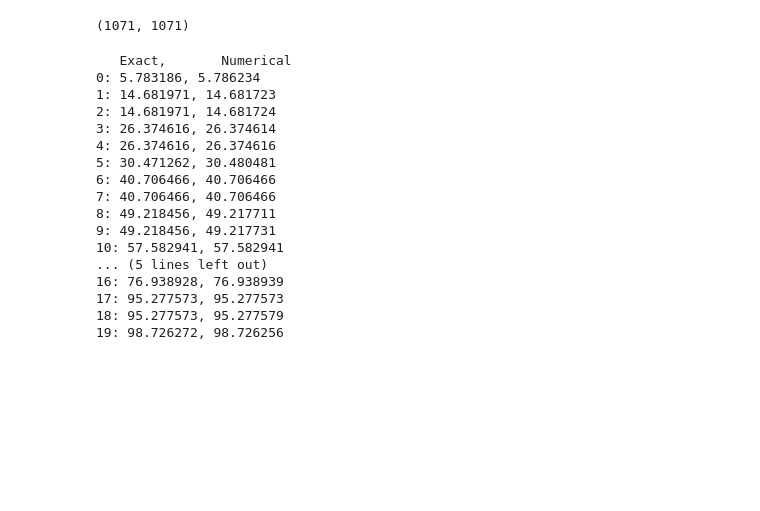
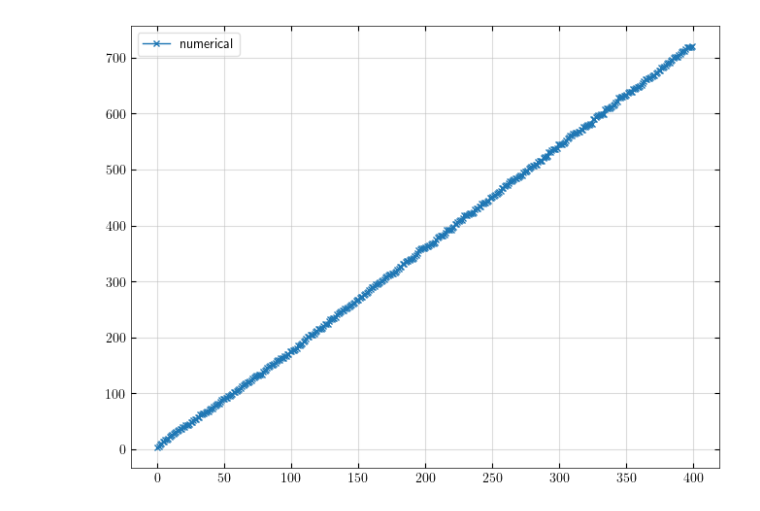
Before and after one commit to PyrooL/quantum-stadium, a Jupyter notebook: src/postprocessing.ipynb, the cells around one changed output. Cells and saved outputs as stored; diff of their text form; code cells hidden in the pictures; blank space fills up the shorter version.

```diff
--- a/src/postprocessing.ipynb
+++ b/src/postprocessing.ipynb
@@ -43,56 +69,54 @@ Matrix B sparsity: 99.9188%
 # %%
 eigval = eigval_real + 1j*eigval_imag
-
-if np.all(eigval_imag == 0):
-    eigval = np.real(eigval)
-    print("All eigenvalues real!")
-
 eigvec = eigvec_real + 1j*eigvec_imag
 amplitude = np.abs(eigvec)**2
-print(eigvec.shape)
-
 eigval_abs = np.abs(eigval)
 idx = np.argsort(eigval_abs)
 eigval_abs_sort = eigval_abs[idx]
 eigvec_sort = eigvec[:, idx]
 amplitude_sort = amplitude[:, idx]
-# %% [output]
-(1071, 1071)
 # %%
 if geometry == "square":
     L_x = max(x) - min(x)
     L_y = max(y) - min(y)
     exact = np.pi**2 * np.sort(np.array([(i/L_x)**2 + (j/L_y)**2
                   for i in range(1, 100) for j in range(1, 100)]))
 elif geometry == "semicircle":
     exact = np.sort(np.ravel([jn_zeros(n, 100)**2 for n in range(1, 100)]))
 elif geometry == "circle":
     exact = np.sort(np.ravel(np.concatenate([
         [jn_zeros(0, 100)**2],
         [jn_zeros(n, 100)**2 for n in range(1, 100) for polarization in ["x", "y"]]])))
 
-exact = exact[:len(eigval_abs_sort)]
+if geometry in ["square", "semicircle", "circle"]:
+    exact = exact[:len(eigval_abs_sort)]
+    rel_error = (eigval_abs_sort - exact) / exact
+    print("   Exact,       Numerical")
+    for i in range(20):
+        print(f"{i}: {exact[i]:.6f}, {eigval_abs_sort[i]:.6f}")
 
-rel_error = (eigval_abs_sort - exact) / exact
+xlim = 400 #len(eigval_abs)//3
+log = False
 
-print("   Exact,       Numerical")
-for i in range(20):
-    print(f"{i}: {exact[i]:.6f}, {eigval_abs_sort[i]:.6f}")
+plt.figure()
+plt.plot(eigval_abs_sort[:xlim], marker='x', markersize=5, linewidth=1, label = "numerical")
+if geometry in ["square", "semicircle", "circle"]:
+    plt.plot(exact[:xlim], marker = 'o', markersize = 2, linewidth=1, linestyle = ":", label = "exact")
+plt.legend()
+
+if geometry in ["square", "semicircle", "circle"]:
+    plt.figure()
+    plt.plot(eigval_abs_sort[:xlim] - exact[:xlim], marker='x', markersize=3, linewidth=1, label = 'Error')
+    if log:
+        plt.yscale('log')
+    plt.legend()
+
+    plt.figure()
+    plt.plot(np.abs(rel_error[:xlim]), marker='x', markersize=3, linewidth=1, label = 'Relative error')
+    if log:
+        plt.yscale('log')
+    plt.legend()
+
+plt.show()
 # %% [output]
-   Exact,       Numerical
-0: 5.783186, 5.786234
-1: 14.681971, 14.681723
-2: 14.681971, 14.681724
-3: 26.374616, 26.374614
-4: 26.374616, 26.374616
-5: 30.471262, 30.480481
-6: 40.706466, 40.706466
-7: 40.706466, 40.706466
-8: 49.218456, 49.217711
-9: 49.218456, 49.217731
-10: 57.582941, 57.582941
-... (5 lines left out)
-16: 76.938928, 76.938939
-17: 95.277573, 95.277573
-18: 95.277573, 95.277579
-19: 98.726272, 98.726256
+[figure, added]
```
Also changed, not shown: parts of 8 cells of this notebook, 11 other files.
